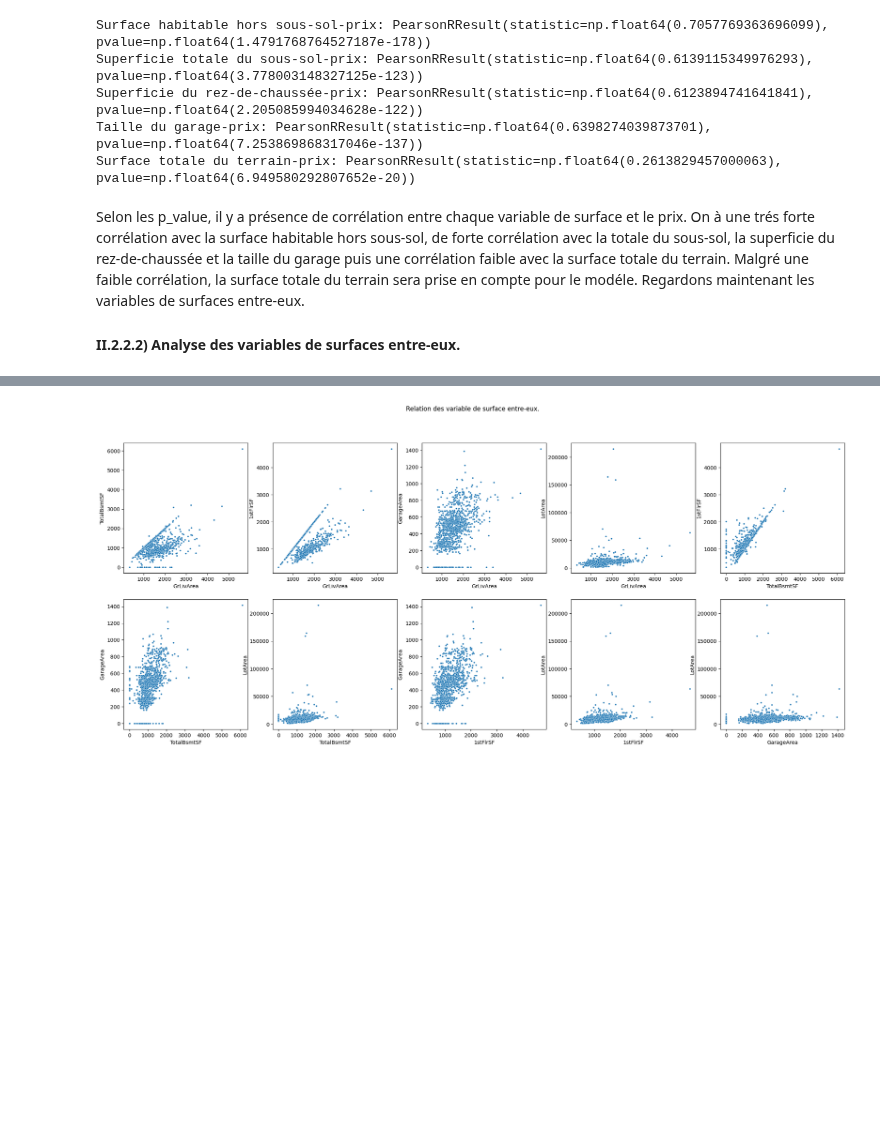
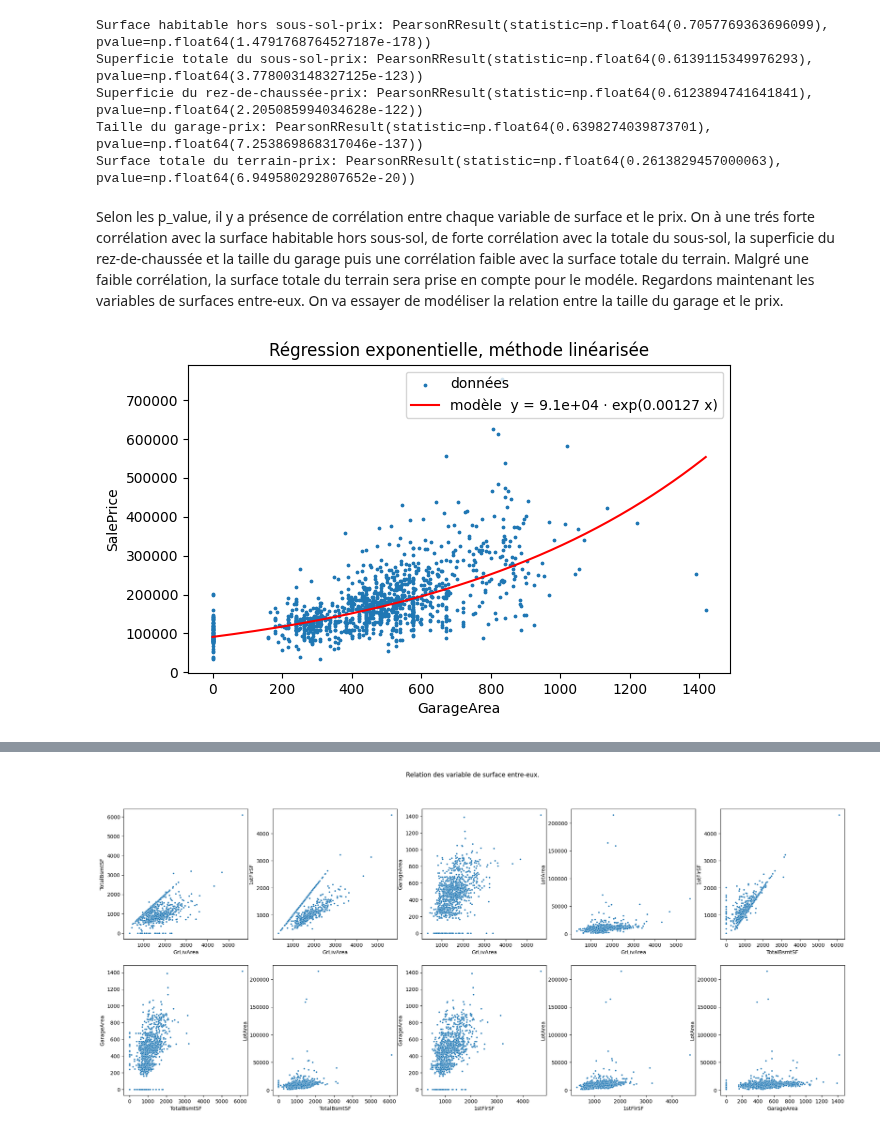
Before and after one commit to fmazur57u/Prediction_prix_immobilier, a Jupyter notebook: projet_prix_immobilier.ipynb, the cells around one changed output, grey strips where cells are left out. Cells and saved outputs as stored; diff of their text form; code cells hidden in the pictures; blank space fills up the shorter version.

```diff
--- a/projet_prix_immobilier.ipynb
+++ b/projet_prix_immobilier.ipynb
@@ -211,6 +211,36 @@ Superficie du rez-de-chaussée-prix: PearsonRResult(statistic=np.float64(0.61238
 Taille du garage-prix: PearsonRResult(statistic=np.float64(0.6398274039873701), pvalue=np.float64(7.253869868317046e-137))
 Surface totale du terrain-prix: PearsonRResult(statistic=np.float64(0.2613829457000063), pvalue=np.float64(6.949580292807652e-20))
 # %% [markdown]
-Selon les p_value, il y a présence de corrélation entre chaque variable de surface et le prix. On à une trés forte corrélation avec la surface habitable hors sous-sol, de forte corrélation avec la totale du sous-sol, la superficie du rez-de-chaussée et la taille du garage puis une corrélation faible avec la surface totale du terrain. Malgré une faible corrélation, la surface totale du terrain sera prise en compte pour le modéle. Regardons maintenant les variables de surfaces entre-eux.
-
-#### II.2.2.2) Analyse des variables de surfaces entre-eux.
+Selon les p_value, il y a présence de corrélation entre chaque variable de surface et le prix. On à une trés forte corrélation avec la surface habitable hors sous-sol, de forte corrélation avec la totale du sous-sol, la superficie du rez-de-chaussée et la taille du garage puis une corrélation faible avec la surface totale du terrain. Malgré une faible corrélation, la surface totale du terrain sera prise en compte pour le modéle. Regardons maintenant les variables de surfaces entre-eux. On va essayer de modéliser la relation entre la taille du garage et le prix.
+# %%
+def exp_regression_linearized(x, y):
+    x = np.asarray(x)
+    y = np.asarray(y)
+    mask = y > 0
+    slope, intercept = np.polyfit(x[mask], np.log(y[mask]), 1)
+    a = float(np.exp(intercept))  # coefficient
+    b = float(slope)  # taux
+
+    def predict(x_new):
+        return a * np.exp(b * np.asarray(x_new))
+
+    return a, b, predict
+
+
+x = train_set["GarageArea"]
+y = train_set["SalePrice"]
+a, b, predict = exp_regression_linearized(x, y)
+x_line = np.linspace(x.min(), x.max(), 300)
+y_hat = a * np.exp(b * x_line)
+
+# 3) tracé
+plt.figure(figsize=(7, 4))
+plt.scatter(x, y, s=3, label="données")
+plt.plot(x_line, y_hat, label=f"modèle  y = {a:.3g} · exp({b:.3g} x)", color="red")
+plt.xlabel("GarageArea")
+plt.ylabel("SalePrice")
+plt.title("Régression exponentielle, méthode linéarisée")
+plt.legend()
+plt.show()
+# %% [output]
+[figure, added]
```
Also changed, not shown: parts of 46 cells of this notebook.
